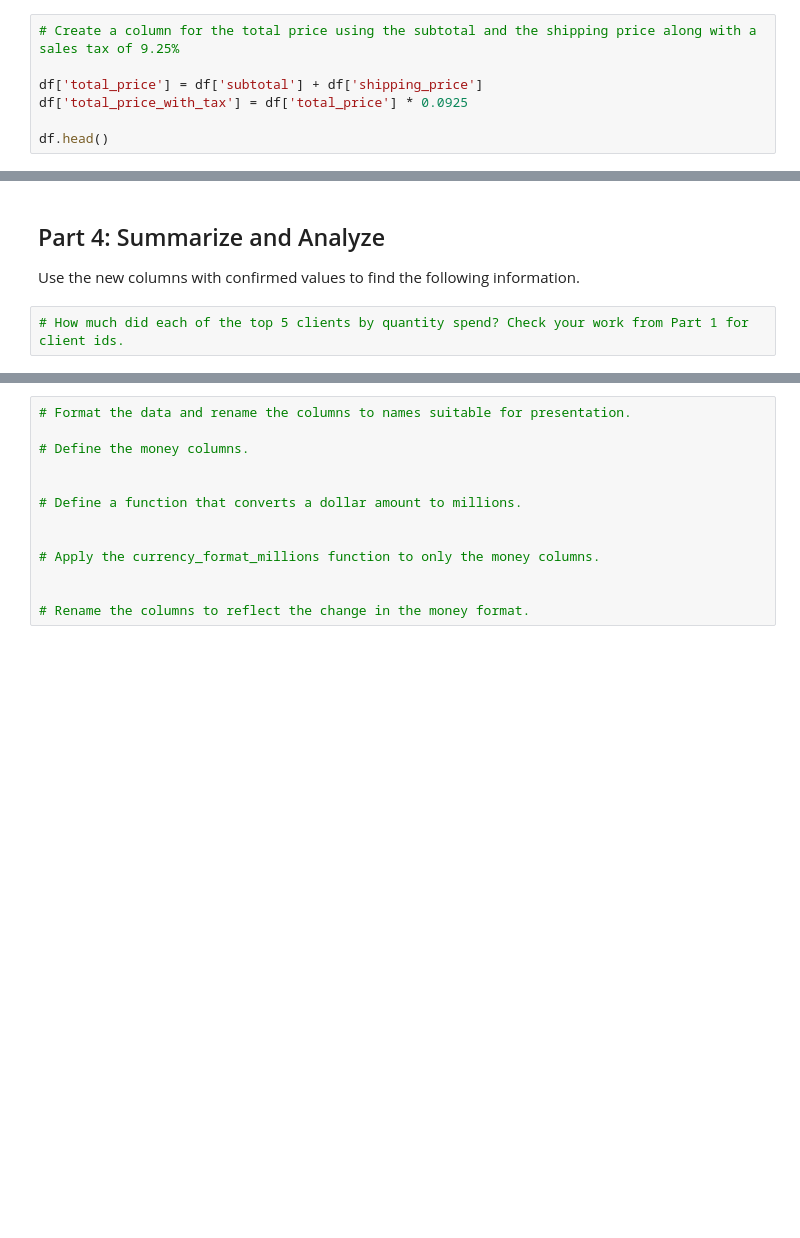
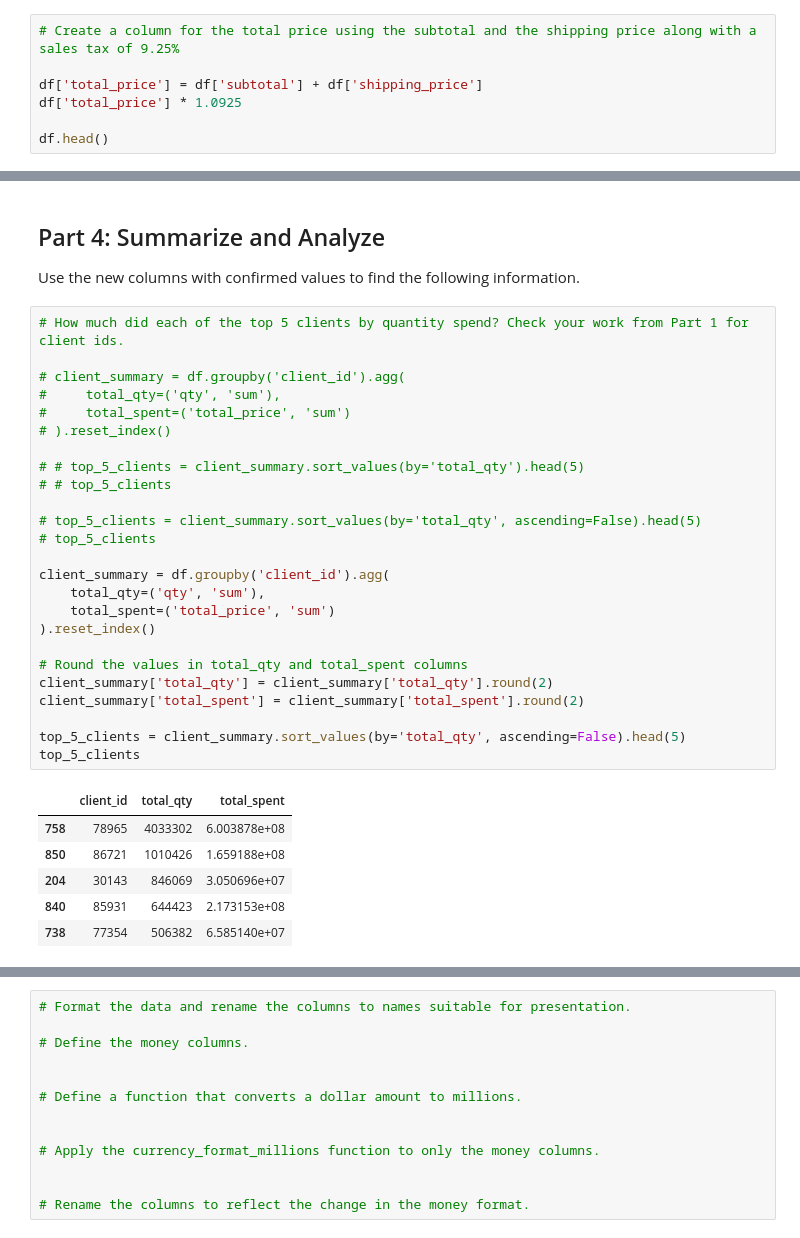
Before and after one commit to Armand57araujo/pandas-challenge-1, a Jupyter notebook: wholesale_data_analysis_starter_code.ipynb, the cells around one changed output, grey strips where cells are left out. Drawn from its saved outputs; the diff is of its cells as text; blank space fills up the shorter version.

Commit message:
completed code up until Part 4 summary and analysis

```diff
--- a/wholesale_data_analysis_starter_code.ipynb
+++ b/wholesale_data_analysis_starter_code.ipynb
@@ -135,7 +138,7 @@ df[['unit_price', 'unit_weight', 'qty', 'total_weight', 'shipping_price']].head(
 # Create a column for the total price using the subtotal and the shipping price along with a sales tax of 9.25%
 
 df['total_price'] = df['subtotal'] + df['shipping_price']
-df['total_price_with_tax'] = df['total_price'] * 0.0925
+df['total_price'] * 1.0925
 
 df.head()
 # %% [output]
@@ -248,6 +217,36 @@ Order 6128929 total: $845255.14
 Use the new columns with confirmed values to find the following information.
 # %%
 # How much did each of the top 5 clients by quantity spend? Check your work from Part 1 for client ids.
+
+# client_summary = df.groupby('client_id').agg(
+#     total_qty=('qty', 'sum'),
+#     total_spent=('total_price', 'sum')
+# ).reset_index()
+
+# # top_5_clients = client_summary.sort_values(by='total_qty').head(5)
+# # top_5_clients
+
+# top_5_clients = client_summary.sort_values(by='total_qty', ascending=False).head(5)
+# top_5_clients
+
+client_summary = df.groupby('client_id').agg(
+    total_qty=('qty', 'sum'),
+    total_spent=('total_price', 'sum')
+).reset_index()
+
+# Round the values in total_qty and total_spent columns
+client_summary['total_qty'] = client_summary['total_qty'].round(2)
+client_summary['total_spent'] = client_summary['total_spent'].round(2)
+
+top_5_clients = client_summary.sort_values(by='total_qty', ascending=False).head(5)
+top_5_clients
+# %% [output]
+|  | client_id | total_qty | total_spent |
+| 758 | 78965 | 4033302 | 6.003878e+08 |
+| 850 | 86721 | 1010426 | 1.659188e+08 |
+| 204 | 30143 | 846069 | 3.050696e+07 |
+| 840 | 85931 | 644423 | 2.173153e+08 |
+| 738 | 77354 | 506382 | 6.585140e+07 |
 # %%
 # Create a summary DataFrame showing the totals for the for the top 5 clients with the following information:
 # total units purchased, total shipping price, total revenue, and total profit.
```
Also changed, not shown: parts of 6 cells of this notebook.
